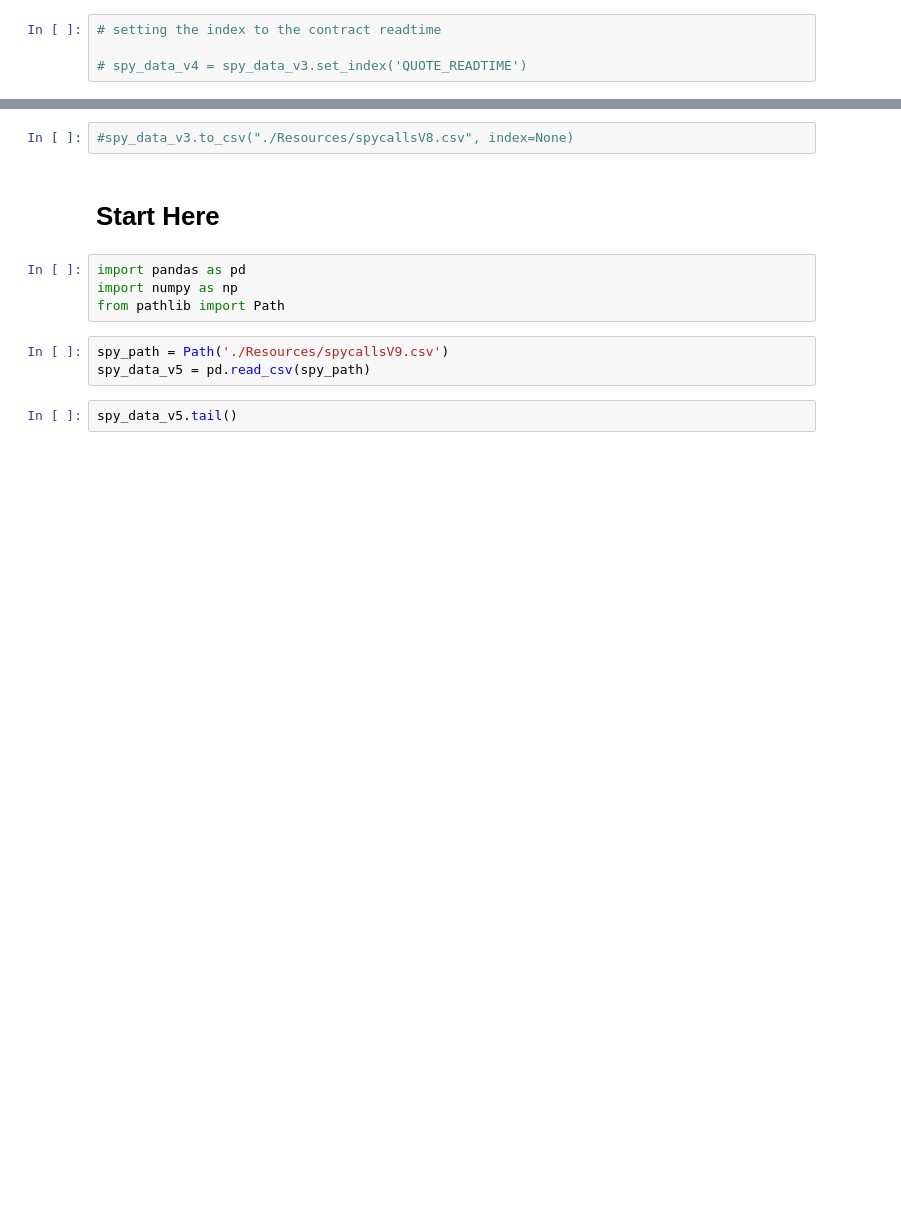
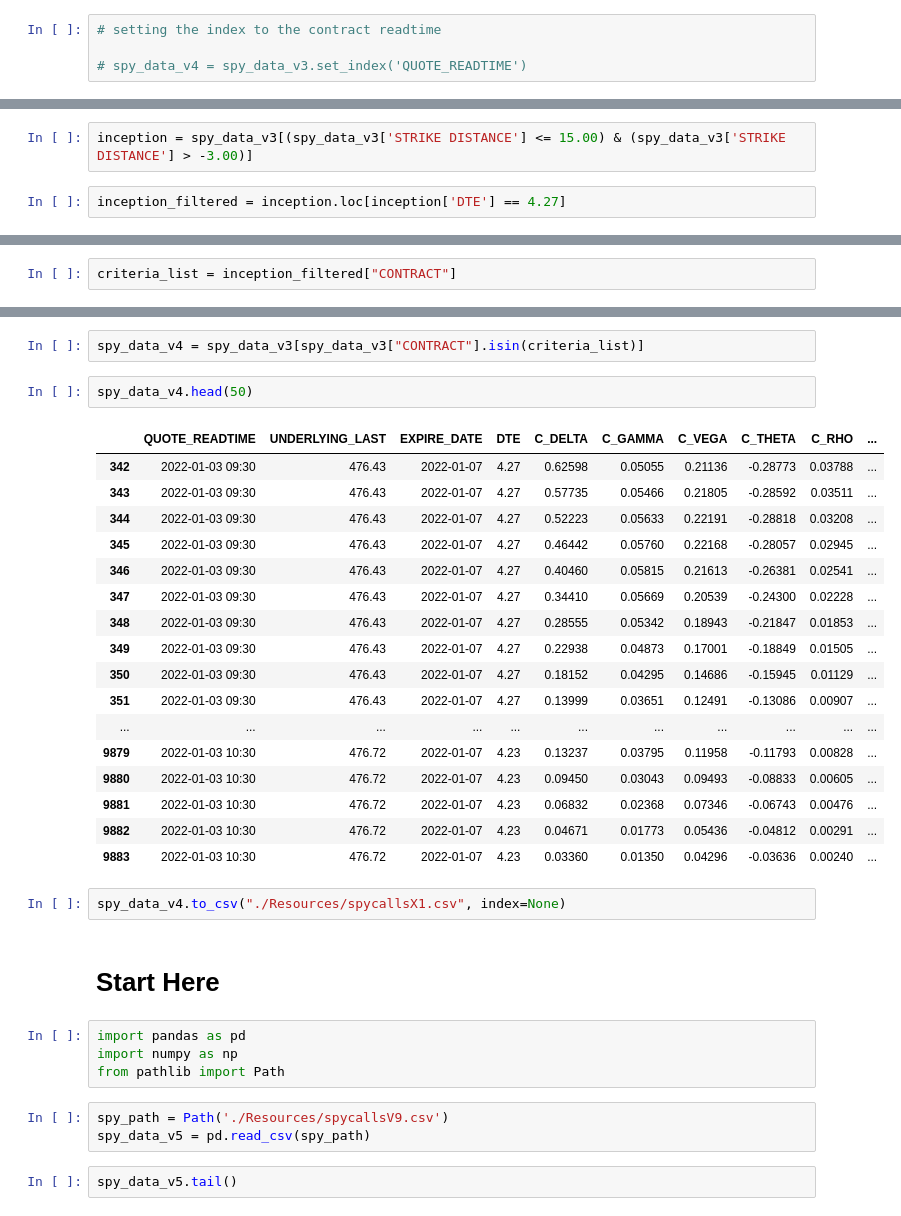
Before and after one commit to aarch23/OptYx, a Jupyter notebook: SpyRawDataV2.ipynb, the cells around one changed output, grey strips where cells are left out. Cells and saved outputs as stored; diff of their text form; blank space fills up the shorter version.

Commit message:
update with filter working new csv after filter

```diff
--- a/SpyRawDataV2.ipynb
+++ b/SpyRawDataV2.ipynb
@@ -81,0 +221,4 @@ spy_data_v3
+# %%
+inception = spy_data_v3[(spy_data_v3['STRIKE DISTANCE'] <= 15.00) & (spy_data_v3['STRIKE DISTANCE'] > -3.00)]
+# %%
+inception_filtered = inception.loc[inception['DTE'] == 4.27]
@@ -81,0 +241,2 @@ spy_data_v3
+# %%
+criteria_list = inception_filtered["CONTRACT"]
@@ -82,5 +258,27 @@ spy_data_v3
+# %%
+spy_data_v4 = spy_data_v3[spy_data_v3["CONTRACT"].isin(criteria_list)]
+# %%
+spy_data_v4.head(50)
+# %% [output]
+|  | QUOTE_READTIME | UNDERLYING_LAST | EXPIRE_DATE | DTE | C_DELTA | C_GAMMA | C_VEGA | C_THETA | C_RHO | ... |
+| 342 | 2022-01-03 09:30 | 476.43 | 2022-01-07 | 4.27 | 0.62598 | 0.05055 | 0.21136 | -0.28773 | 0.03788 | ... |
+| 343 | 2022-01-03 09:30 | 476.43 | 2022-01-07 | 4.27 | 0.57735 | 0.05466 | 0.21805 | -0.28592 | 0.03511 | ... |
+| 344 | 2022-01-03 09:30 | 476.43 | 2022-01-07 | 4.27 | 0.52223 | 0.05633 | 0.22191 | -0.28818 | 0.03208 | ... |
+| 345 | 2022-01-03 09:30 | 476.43 | 2022-01-07 | 4.27 | 0.46442 | 0.05760 | 0.22168 | -0.28057 | 0.02945 | ... |
+| 346 | 2022-01-03 09:30 | 476.43 | 2022-01-07 | 4.27 | 0.40460 | 0.05815 | 0.21613 | -0.26381 | 0.02541 | ... |
+| 347 | 2022-01-03 09:30 | 476.43 | 2022-01-07 | 4.27 | 0.34410 | 0.05669 | 0.20539 | -0.24300 | 0.02228 | ... |
+| 348 | 2022-01-03 09:30 | 476.43 | 2022-01-07 | 4.27 | 0.28555 | 0.05342 | 0.18943 | -0.21847 | 0.01853 | ... |
+| 349 | 2022-01-03 09:30 | 476.43 | 2022-01-07 | 4.27 | 0.22938 | 0.04873 | 0.17001 | -0.18849 | 0.01505 | ... |
+| 350 | 2022-01-03 09:30 | 476.43 | 2022-01-07 | 4.27 | 0.18152 | 0.04295 | 0.14686 | -0.15945 | 0.01129 | ... |
+| 351 | 2022-01-03 09:30 | 476.43 | 2022-01-07 | 4.27 | 0.13999 | 0.03651 | 0.12491 | -0.13086 | 0.00907 | ... |
+| ... | ... | ... | ... | ... | ... | ... | ... | ... | ... | ... |
+| 9879 | 2022-01-03 10:30 | 476.72 | 2022-01-07 | 4.23 | 0.13237 | 0.03795 | 0.11958 | -0.11793 | 0.00828 | ... |
+| 9880 | 2022-01-03 10:30 | 476.72 | 2022-01-07 | 4.23 | 0.09450 | 0.03043 | 0.09493 | -0.08833 | 0.00605 | ... |
+| 9881 | 2022-01-03 10:30 | 476.72 | 2022-01-07 | 4.23 | 0.06832 | 0.02368 | 0.07346 | -0.06743 | 0.00476 | ... |
+| 9882 | 2022-01-03 10:30 | 476.72 | 2022-01-07 | 4.23 | 0.04671 | 0.01773 | 0.05436 | -0.04812 | 0.00291 | ... |
+| 9883 | 2022-01-03 10:30 | 476.72 | 2022-01-07 | 4.23 | 0.03360 | 0.01350 | 0.04296 | -0.03636 | 0.00240 | ... |
 # %%
-#spy_data_v3.to_csv("./Resources/spycallsV8.csv", index=None)
+spy_data_v4.to_csv("./Resources/spycallsX1.csv", index=None)
 # %% [markdown]
 # Start Here
 # %%
```
Also changed, not shown: parts of 23 cells of this notebook, 1 other file.
